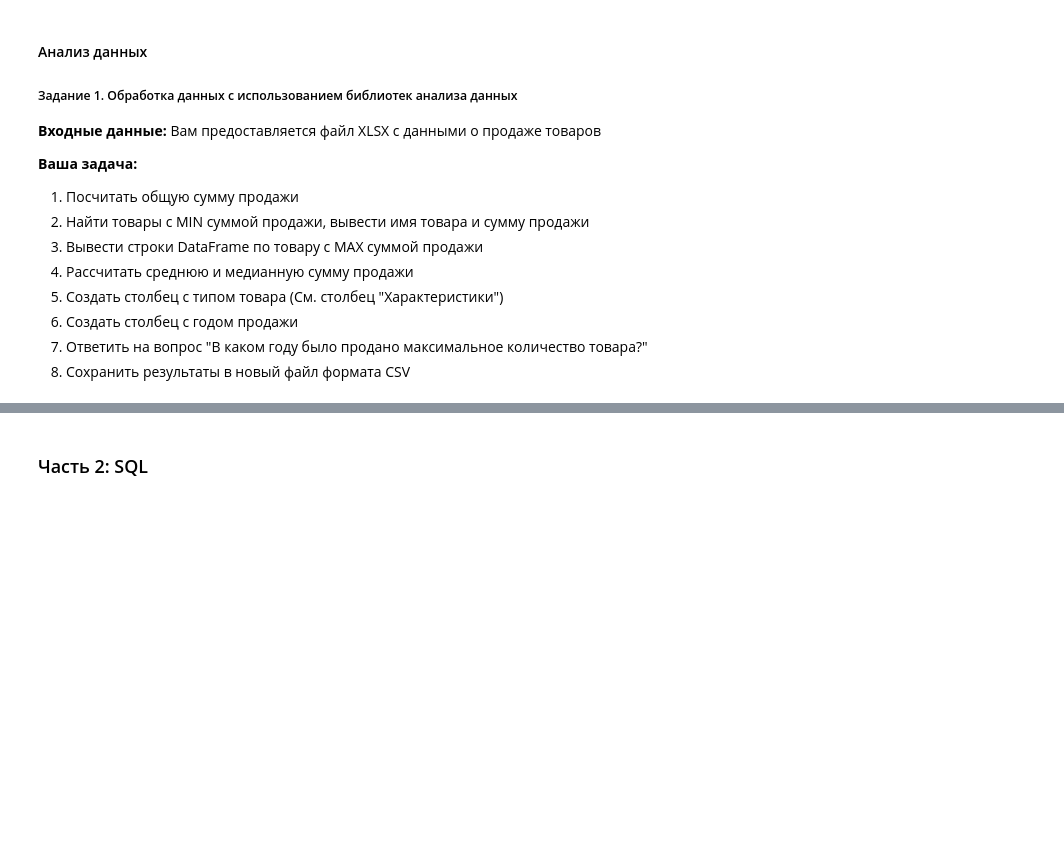
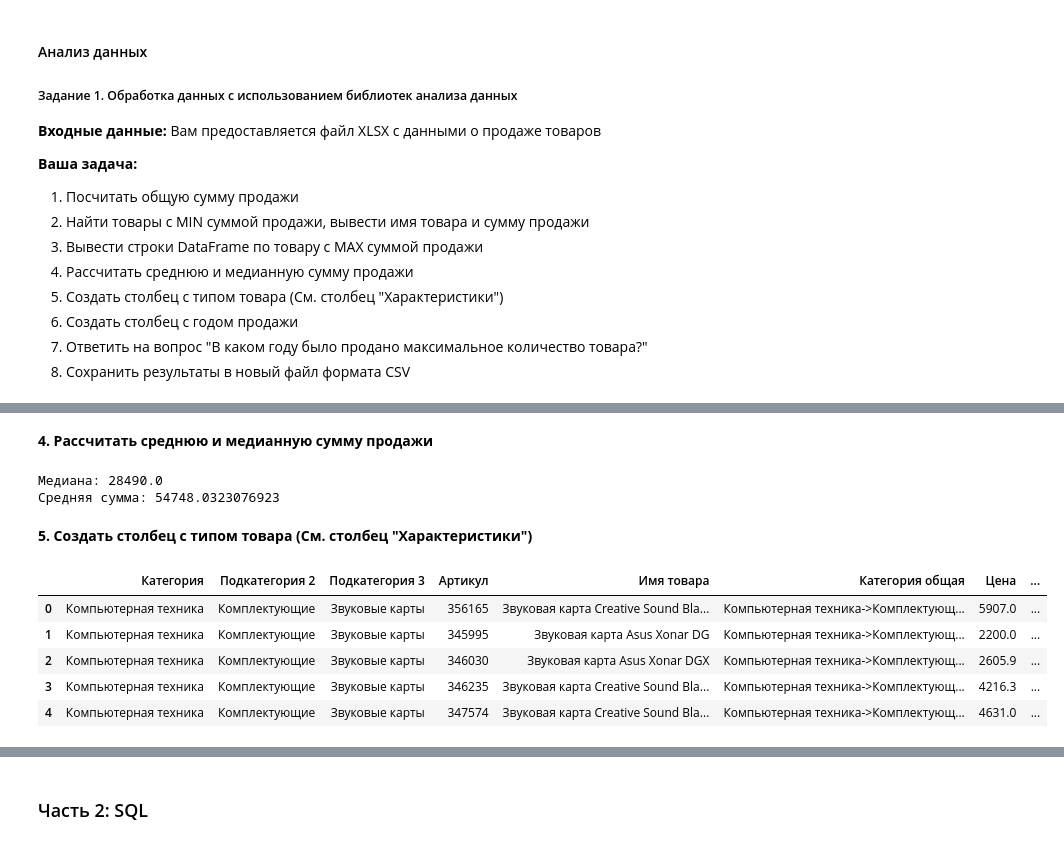
Before and after one commit to Asphodell/PM_Test, a Jupyter notebook: test_task.ipynb, the cells around one changed output, grey strips where cells are left out. Drawn from its saved outputs; the diff is of its cells as text; code cells hidden in the pictures; blank space fills up the shorter version.

```diff
--- a/test_task.ipynb
+++ b/test_task.ipynb
@@ -53,0 +94,6 @@ data = pd.read_excel(url_1)
+# %%
+s_total = 0
+
+for i in range(len(data)):
+    s_total += data['Цена'].loc[i] * data['Количество'].loc[i]
+s_total
@@ -53,0 +104,11 @@ data = pd.read_excel(url_1)
+# %%
+min = data['Цена'].loc[0] * data['Количество'].loc[0]
+name = ''
+
+for i in range(len(data)):
+    s = data['Цена'].loc[i] * data['Количество'].loc[i]
+    if s <= min:
+        min = s
+        name = data['Имя товара'].loc[i]
+
+name, min
@@ -53,0 +119,11 @@ data = pd.read_excel(url_1)
+# %%
+idx = 0
+max = 0
+
+for i in range(len(data)):
+    s = data['Цена'].loc[i] * data['Количество'].loc[i]
+    if s >= max:
+        max = s
+        idx = i
+
+data.loc[idx]
@@ -53,0 +144,15 @@ data = pd.read_excel(url_1)
+# %% [markdown]
+**4. Рассчитать среднюю и медианную сумму продажи**
+# %%
+s = []
+
+for i in range(len(data)):
+    s.append(data['Цена'].loc[i] * data['Количество'].loc[i])
+
+print('Медиана:', pd.Series(s).median())
+print('Средняя сумма:', pd.Series(s).mean())
+# %% [output]
+Медиана: 28490.0
+Средняя сумма: 54748.0323076923
+# %% [markdown]
+**5. Создать столбец с типом товара (См. столбец "Характеристики")**
@@ -53,0 +161,16 @@ data = pd.read_excel(url_1)
+# %%
+tp = []
+
+for i in range(len(data)):
+    a = re.search(r'<td>Тип</td><td>.*</td>', data['Характеристики'].loc[i])
+    tp.append(a[0][16:-5:])
+
+data['Тип товара'] = tp
+data[:5]
+# %% [output]
+|  | Категория | Подкатегория 2 | Подкатегория 3 | Артикул | Имя товара | Категория общая | Цена | ... |
+| 0 | Компьютерная техника | Комплектующие | Звуковые карты | 356165 | Звуковая карта Creative Sound Bla... | Компьютерная техника->Комплектующ... | 5907.0 | ... |
+| 1 | Компьютерная техника | Комплектующие | Звуковые карты | 345995 | Звуковая карта Asus Xonar DG | Компьютерная техника->Комплектующ... | 2200.0 | ... |
+| 2 | Компьютерная техника | Комплектующие | Звуковые карты | 346030 | Звуковая карта Asus Xonar DGX | Компьютерная техника->Комплектующ... | 2605.9 | ... |
+| 3 | Компьютерная техника | Комплектующие | Звуковые карты | 346235 | Звуковая карта Creative Sound Bla... | Компьютерная техника->Комплектующ... | 4216.3 | ... |
+| 4 | Компьютерная техника | Комплектующие | Звуковые карты | 347574 | Звуковая карта Creative Sound Bla... | Компьютерная техника->Комплектующ... | 4631.0 | ... |
```
Also changed, not shown: parts of 17 cells of this notebook.
